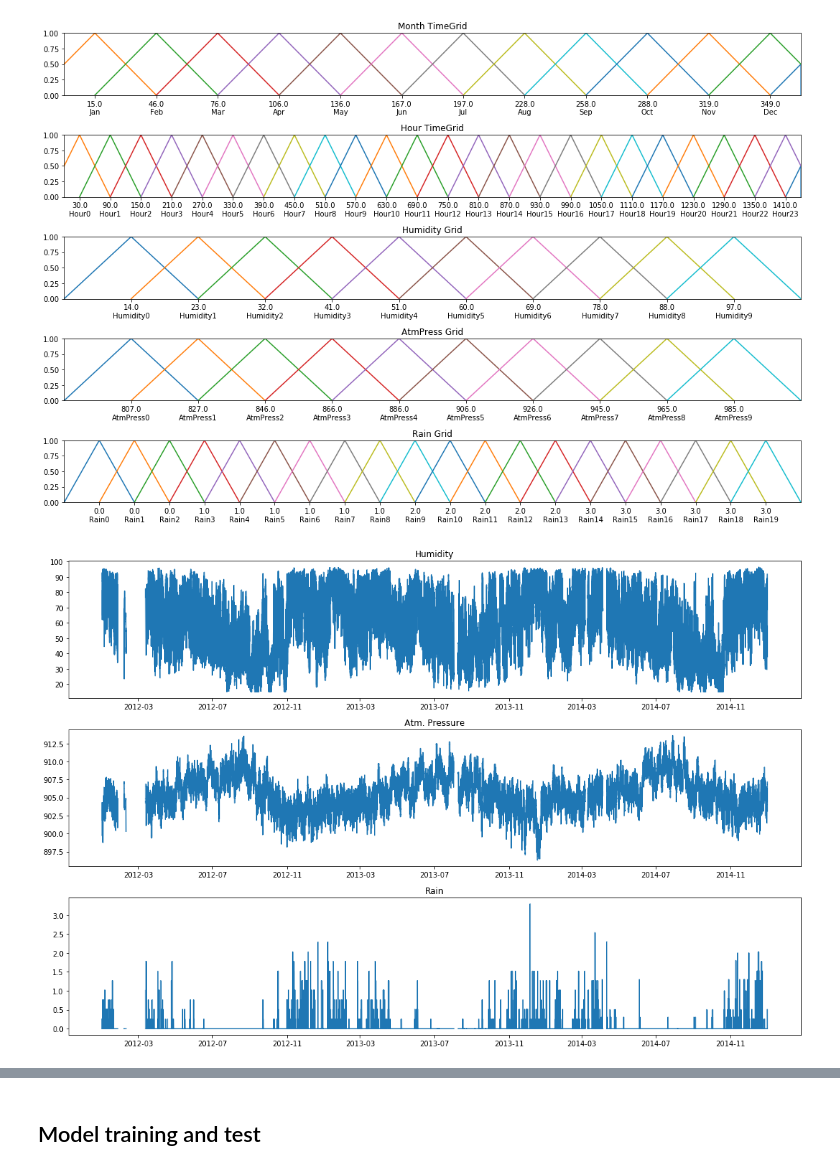
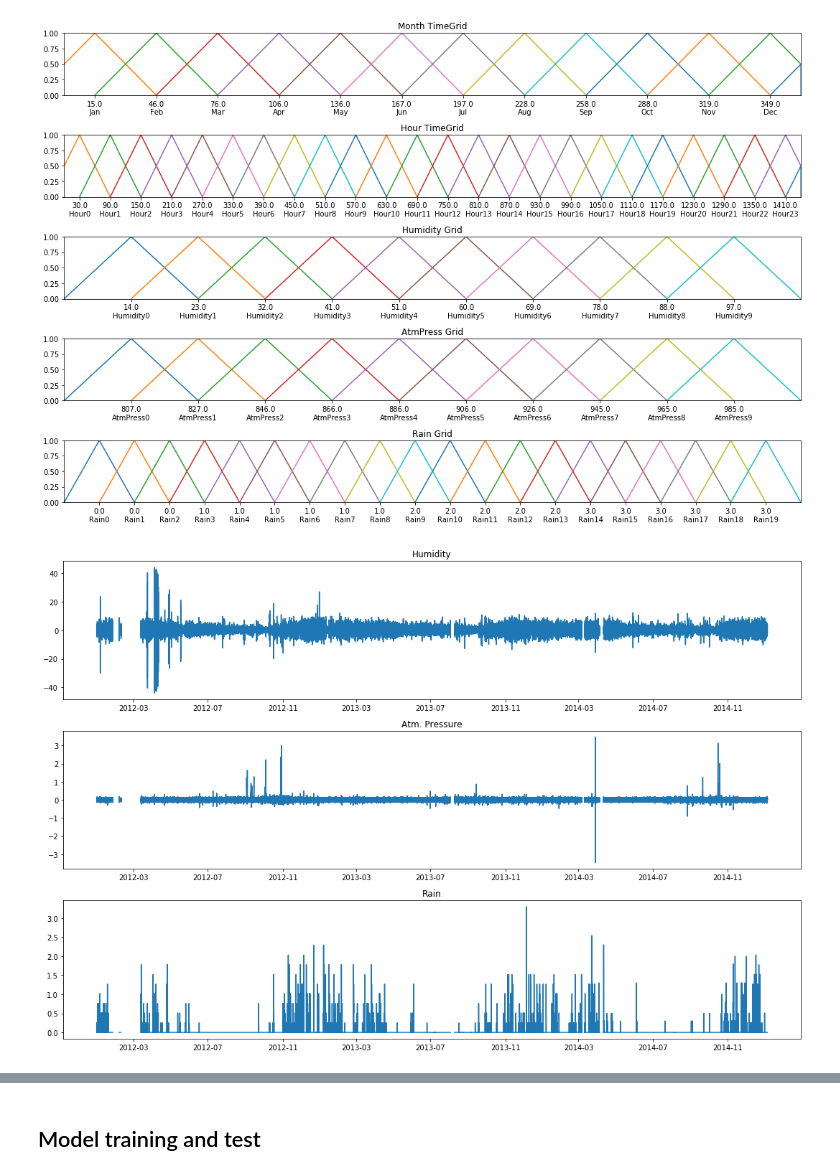
Before and after one commit to PYFTS/pyFTS, a Jupyter notebook: pyFTS/notebooks/multivariate.ipynb, the cells around one changed output, grey strips where cells are left out. Saved outputs shown, nothing was run; the diff lists cells and outputs as text; code cells hidden in the pictures.

```diff
--- a/pyFTS/notebooks/multivariate.ipynb
+++ b/pyFTS/notebooks/multivariate.ipynb
@@ -123,7 +123,7 @@ import matplotlib.pylab as plt
 
 from pyFTS.data import SONDA
 df = SONDA.get_dataframe()
-#train = df.iloc[0:1578241] #three years
+train = df.iloc[0:1578241] #three years
 test = df.iloc[1578241:] #ears
 del df
 # %% [output]
@@ -180,20 +180,23 @@ plt.tight_layout()
 # %% [output]
 [figure]
 # %%
+from pyFTS.common import Transformations
+diff = Transformations.Differential(1)
+
 fig, ax = plt.subplots(nrows=3, ncols=1,figsize=[15,10])
 
 x = train["datahora"].values
 
 ax[0].set_title("Humidity")
-ax[0].plot(x, train["humid"].values)
+ax[0].plot(x, diff.apply(train["humid"].values))
 
 ax[1].set_title("Atm. Pressure")
-ax[1].plot(x, train["press"].values)
+ax[1].plot(x, diff.apply(train["press"].values))
 
 ax[2].set_title("Rain")
 ax[2].plot(x, train["rain"].values)
 
 plt.tight_layout()
 plt.show()
 # %% [output]
-[figure, old version]
+[figure, new version]
```
Also changed, not shown: parts of 3 cells of this notebook, 11 other files.
